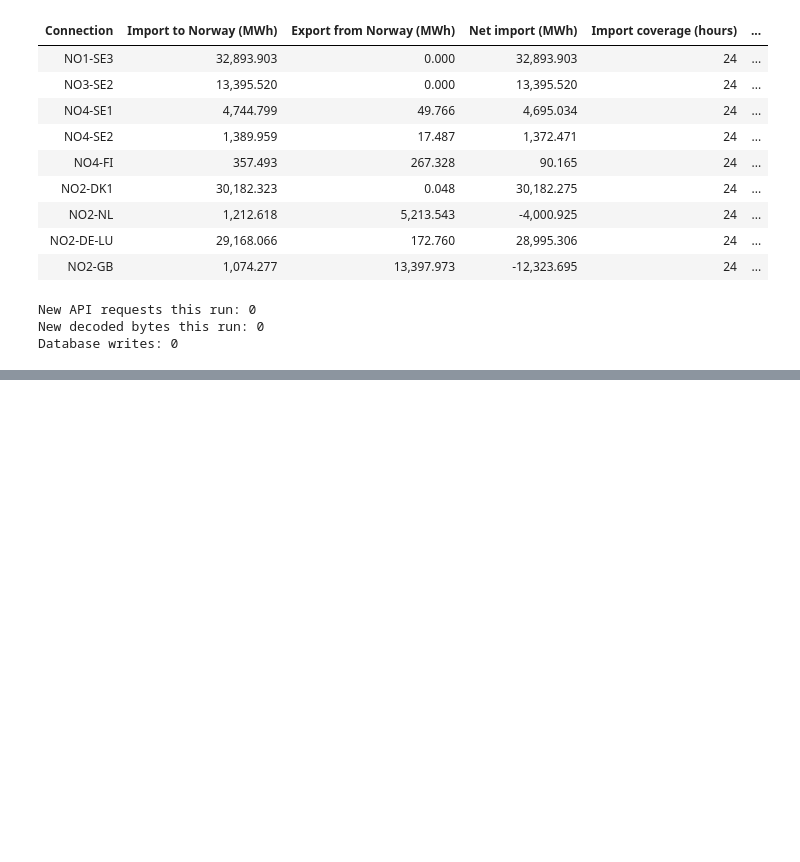
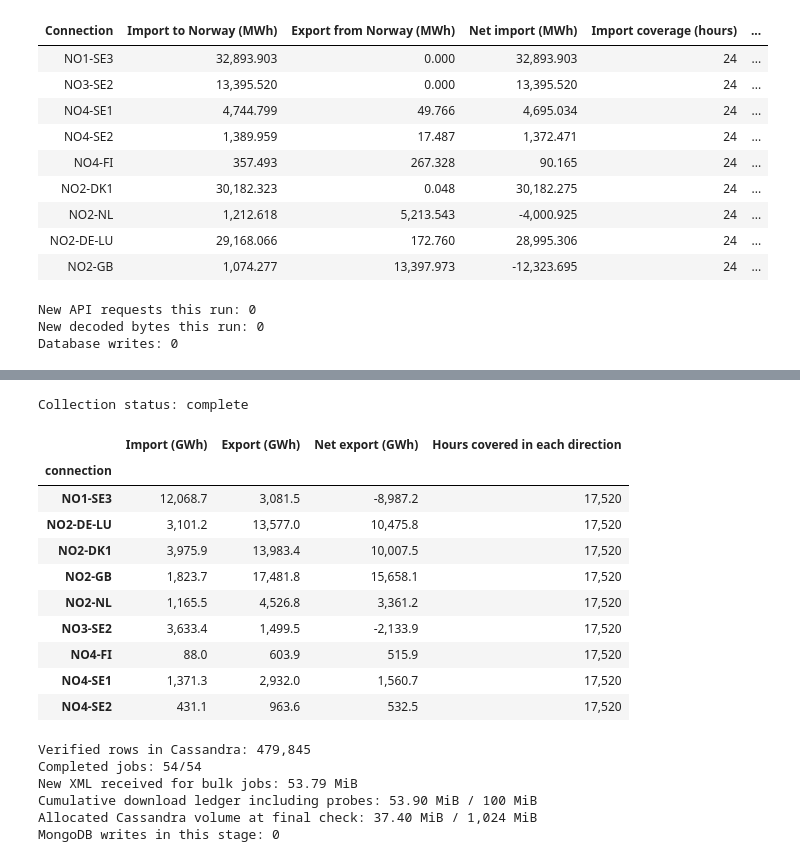
Before and after one commit to G0KU-DOTCOM/Streamlit_dashboard, a Jupyter notebook: notebooks/prosjekt_part2.ipynb, the cells around one changed output, grey strips where cells are left out. Cells and saved outputs as stored; diff of their text form; code cells hidden in the pictures; blank space fills up the shorter version.

```diff
--- a/notebooks/prosjekt_part2.ipynb
+++ b/notebooks/prosjekt_part2.ipynb
@@ -1940,0 +2041,48 @@ January plot in section 7 remain the figures for the selected 2025 connection.
+# %%
+from pathlib import Path
+import json
+import pandas as pd
+from IPython.display import display
+
+bulk_root = Path.cwd()
+if bulk_root.name == "notebooks":
+    bulk_root = bulk_root.parent
+bulk_report = json.loads((bulk_root / "no_sync/entsoe_bulk_report.json").read_text())
+print("Collection status:", bulk_report["status"])
+if bulk_report["status"] != "complete":
+    raise RuntimeError("Collection is incomplete: review the saved report before interpreting two-year totals.")
+bulk_verified = bulk_report["verification"]
+bulk_directions = pd.DataFrame(bulk_verified["directions"])
+energy_table = bulk_directions.pivot(index="connection", columns="direction", values="energy_mwh") / 1000
+energy_table.columns.name = None
+energy_table = energy_table.rename(columns={"import": "Import (GWh)", "export": "Export (GWh)"})
+energy_table["Net export (GWh)"] = energy_table["Export (GWh)"] - energy_table["Import (GWh)"]
+energy_table["Hours covered in each direction"] = bulk_directions.groupby("connection")["covered_hours"].min()
+energy_table = energy_table[["Import (GWh)", "Export (GWh)", "Net export (GWh)", "Hours covered in each direction"]]
+display(energy_table.style.format({"Import (GWh)": "{:,.1f}", "Export (GWh)": "{:,.1f}",
+                                  "Net export (GWh)": "{:,.1f}", "Hours covered in each direction": "{:,.0f}"}))
+print(f"Verified rows in Cassandra: {bulk_verified['rows']:,}")
+print(f"Completed jobs: {len(bulk_report['segments'])}/54")
+print(f"New XML received for bulk jobs: {sum(s['downloaded_bytes'] for s in bulk_report['segments'].values()) / 1024**2:.2f} MiB")
+print(f"Cumulative download ledger including probes: {bulk_report['download_ledger']['charged_bytes'] / 1024**2:.2f} MiB / 100 MiB")
+print(f"Allocated Cassandra volume at final check: {bulk_verified['storage']['volume_allocated_bytes'] / 1024**2:.2f} MiB / 1,024 MiB")
+print("MongoDB writes in this stage: 0")
+# %% [output]
+Collection status: complete
+|  | Import (GWh) | Export (GWh) | Net export (GWh) | Hours covered in each direction |
+| connection |  |  |  |  |
+| NO1-SE3 | 12,068.7 | 3,081.5 | -8,987.2 | 17,520 |
+| NO2-DE-LU | 3,101.2 | 13,577.0 | 10,475.8 | 17,520 |
+| NO2-DK1 | 3,975.9 | 13,983.4 | 10,007.5 | 17,520 |
+| NO2-GB | 1,823.7 | 17,481.8 | 15,658.1 | 17,520 |
+| NO2-NL | 1,165.5 | 4,526.8 | 3,361.2 | 17,520 |
+| NO3-SE2 | 3,633.4 | 1,499.5 | -2,133.9 | 17,520 |
+| NO4-FI | 88.0 | 603.9 | 515.9 | 17,520 |
+| NO4-SE1 | 1,371.3 | 2,932.0 | 1,560.7 | 17,520 |
+| NO4-SE2 | 431.1 | 963.6 | 532.5 | 17,520 |
+Verified rows in Cassandra: 479,845
+Completed jobs: 54/54
+New XML received for bulk jobs: 53.79 MiB
+Cumulative download ledger including probes: 53.90 MiB / 100 MiB
+Allocated Cassandra volume at final check: 37.40 MiB / 1,024 MiB
+MongoDB writes in this stage: 0
```
Also changed, not shown: parts of 18 cells of this notebook, 10 other files.
